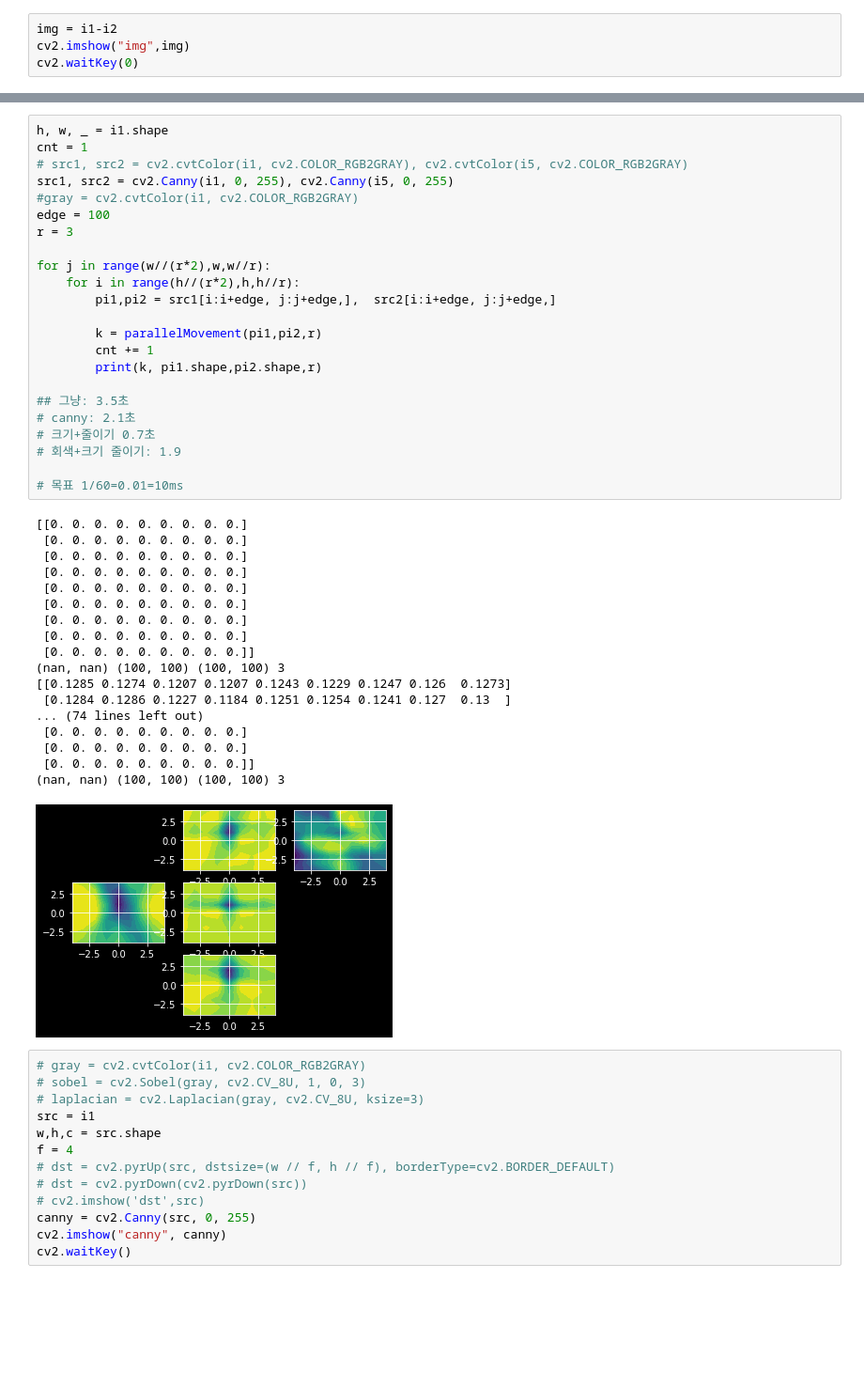
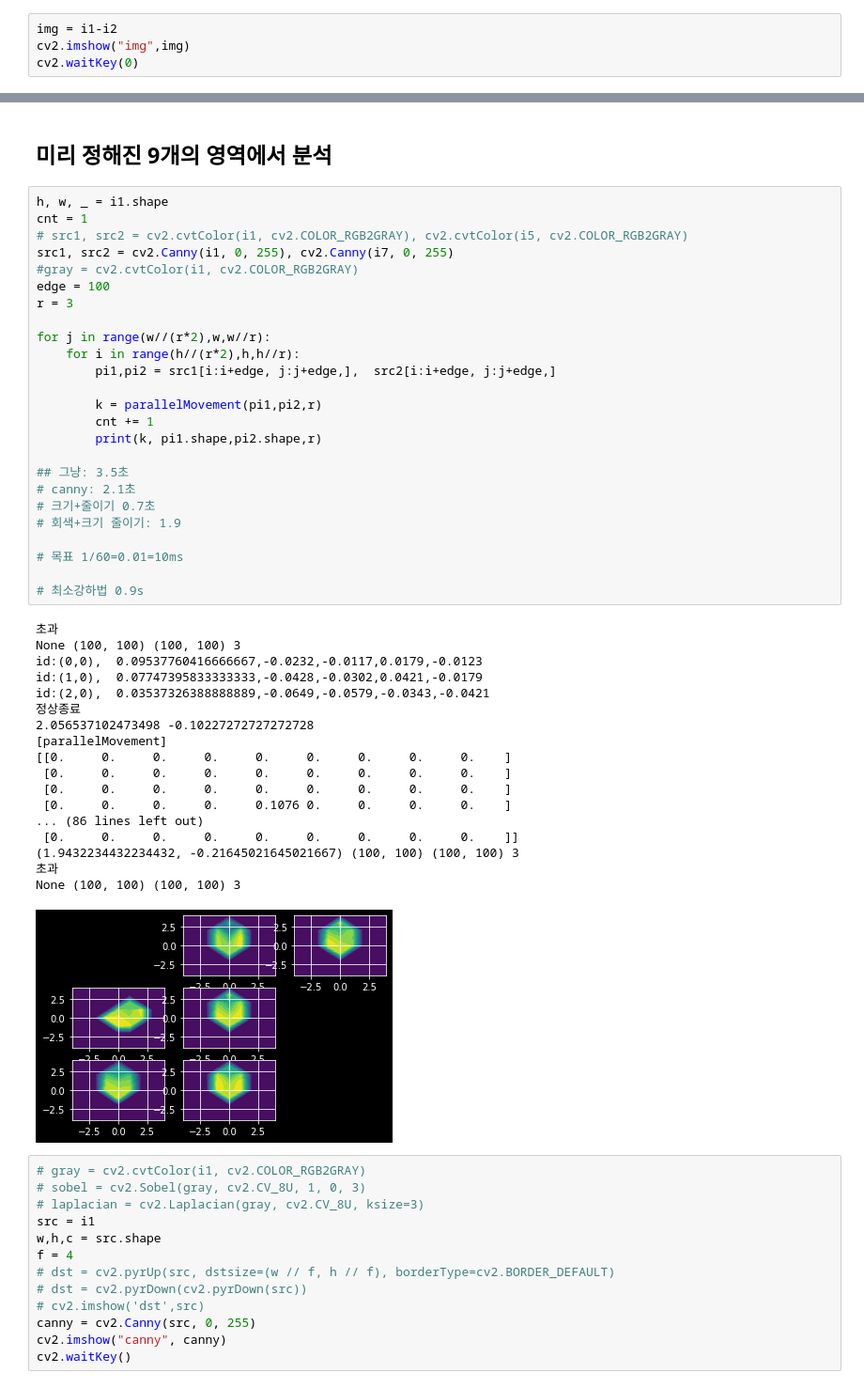
Before and after one commit to esctabcapslock/longExposure, a Jupyter notebook: getframe.ipynb, the cells around one changed output, grey strips where cells are left out. Shown at 94% size. Saved outputs shown, nothing was run; the diff lists cells and outputs as text; blank space fills up the shorter version.

```diff
--- a/getframe.ipynb
+++ b/getframe.ipynb
@@ -169,45 +234,49 @@ s = (score).reshape((xl*2+1)*(yl*2+1)).sum()
+# %% [markdown]
+## 미리 정해진 9개의 영역에서 분석
 # %%
 h, w, _ = i1.shape
 cnt = 1
 # src1, src2 = cv2.cvtColor(i1, cv2.COLOR_RGB2GRAY), cv2.cvtColor(i5, cv2.COLOR_RGB2GRAY)
-src1, src2 = cv2.Canny(i1, 0, 255), cv2.Canny(i5, 0, 255)
+src1, src2 = cv2.Canny(i1, 0, 255), cv2.Canny(i7, 0, 255)
 #gray = cv2.cvtColor(i1, cv2.COLOR_RGB2GRAY)
 edge = 100
 r = 3
 
 for j in range(w//(r*2),w,w//r):
     for i in range(h//(r*2),h,h//r):
         pi1,pi2 = src1[i:i+edge, j:j+edge,],  src2[i:i+edge, j:j+edge,]
 
         k = parallelMovement(pi1,pi2,r)
         cnt += 1
         print(k, pi1.shape,pi2.shape,r)
 
 ## 그냥: 3.5초
 # canny: 2.1초
 # 크기+줄이기 0.7초
 # 회색+크기 줄이기: 1.9
 
 # 목표 1/60=0.01=10ms
+
+# 최소강하법 0.9s
 # %% [output]
-[[0. 0. 0. 0. 0. 0. 0. 0. 0.]
- [0. 0. 0. 0. 0. 0. 0. 0. 0.]
- [0. 0. 0. 0. 0. 0. 0. 0. 0.]
- [0. 0. 0. 0. 0. 0. 0. 0. 0.]
- [0. 0. 0. 0. 0. 0. 0. 0. 0.]
- [0. 0. 0. 0. 0. 0. 0. 0. 0.]
- [0. 0. 0. 0. 0. 0. 0. 0. 0.]
- [0. 0. 0. 0. 0. 0. 0. 0. 0.]
- [0. 0. 0. 0. 0. 0. 0. 0. 0.]]
-(nan, nan) (100, 100) (100, 100) 3
-[[0.1285 0.1274 0.1207 0.1207 0.1243 0.1229 0.1247 0.126  0.1273]
- [0.1284 0.1286 0.1227 0.1184 0.1251 0.1254 0.1241 0.127  0.13  ]
-... (74 lines left out)
- [0. 0. 0. 0. 0. 0. 0. 0. 0.]
- [0. 0. 0. 0. 0. 0. 0. 0. 0.]
- [0. 0. 0. 0. 0. 0. 0. 0. 0.]]
-(nan, nan) (100, 100) (100, 100) 3
+초과
+None (100, 100) (100, 100) 3
+id:(0,0),  0.09537760416666667,-0.0232,-0.0117,0.0179,-0.0123
+id:(1,0),  0.07747395833333333,-0.0428,-0.0302,0.0421,-0.0179
+id:(2,0),  0.03537326388888889,-0.0649,-0.0579,-0.0343,-0.0421
+정상종료
+2.056537102473498 -0.10227272727272728
+[parallelMovement]
+[[0.     0.     0.     0.     0.     0.     0.     0.     0.    ]
+ [0.     0.     0.     0.     0.     0.     0.     0.     0.    ]
+ [0.     0.     0.     0.     0.     0.     0.     0.     0.    ]
+ [0.     0.     0.     0.     0.1076 0.     0.     0.     0.    ]
+... (86 lines left out)
+ [0.     0.     0.     0.     0.     0.     0.     0.     0.    ]]
+(1.9432234432234432, -0.21645021645021667) (100, 100) (100, 100) 3
+초과
+None (100, 100) (100, 100) 3
-[figure, old version]
+[figure, new version]
 # %%
 # gray = cv2.cvtColor(i1, cv2.COLOR_RGB2GRAY)
 # sobel = cv2.Sobel(gray, cv2.CV_8U, 1, 0, 3)
```
Also changed, not shown: parts of 18 cells of this notebook, 4 other files.
